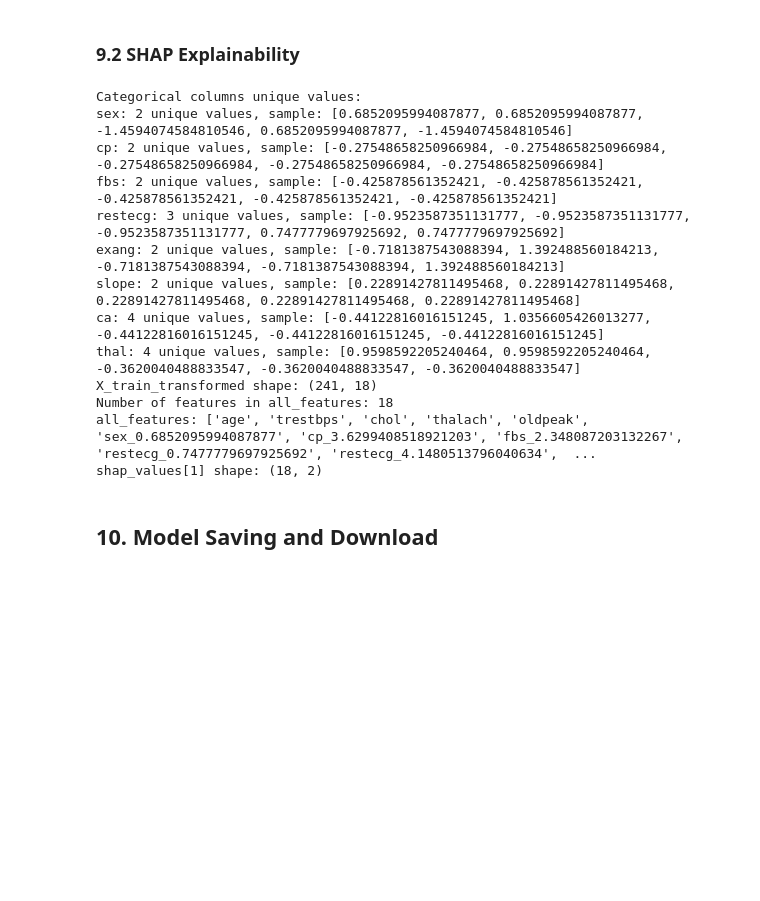
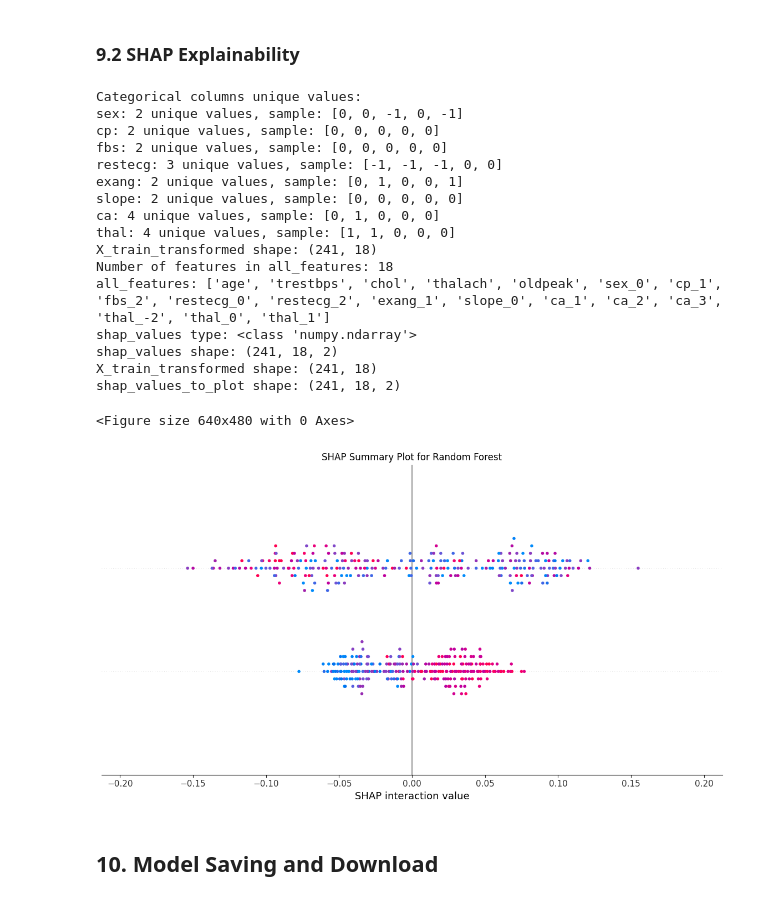
Before and after one commit to Hamed18/CardioCare_AI, a Jupyter notebook: CardioCare_AI.ipynb, the cells around one changed output. Drawn from its saved outputs; the diff is of its cells as text; code cells hidden in the pictures; blank space fills up the shorter version.

Commit message:
Fixed section 9.2 (SHAP Explainability)

```diff
--- a/CardioCare_AI.ipynb
+++ b/CardioCare_AI.ipynb
@@ -502,50 +516,82 @@ dtype: float64
 # %% [markdown]
 ### 9.2 SHAP Explainability
 # %%
-"""### 9.2 SHAP Explainability"""
-
 import shap
 import numpy as np
 import pandas as pd
 import matplotlib.pyplot as plt
 
+# Verify categorical columns
 print("Categorical columns unique values:")
 for col in categorical_cols:
     print(f"{col}: {X_train[col].nunique()} unique values, sample: {X_train[col].head().tolist()}")
 
+# Get Random Forest pipeline
+rf_pipeline = models['Random Forest']
 rf_model = rf_pipeline.named_steps['classifier']
 preprocessor = rf_pipeline.named_steps['preprocessor']
 
+# Re-fit pipeline to ensure correct feature count
 rf_pipeline.fit(X_train, y_train)
 
+# Transform training data
 X_train_transformed = preprocessor.transform(X_train)
 
+# Get feature names
 num_features = numerical_cols
 cat_features = preprocessor.named_transformers_['cat'].get_feature_names_out(categorical_cols)
 all_features = np.concatenate([num_features, cat_features])
 
+# Debug shapes
 print("X_train_transformed shape:", X_train_transformed.shape)
 print("Number of features in all_features:", len(all_features))
 print("all_features:", all_features.tolist())
 
+# Compute SHAP values - fixing the issue
 explainer = shap.TreeExplainer(rf_model)
+# For binary classification with RandomForest, use index 1 for positive class
 shap_values = explainer.shap_values(X_train_transformed)
 
-print("shap_values[1] shape:", shap_values[1].shape)
+# Check if we have a valid output
+print("shap_values type:", type(shap_values))
+if isinstance(shap_values, list):
+    print("shap_values length:", len(shap_values))
+    for i, sv in enumerate(shap_values):
+        print(f"shap_values[{i}] shape:", sv.shape)
+    # Use the positive class (index 1) for binary classification
+    shap_values_to_plot = shap_values[1]
+else:
+    print("shap_values shape:", shap_values.shape)
+    shap_values_to_plot = shap_values
+
+# Verify the shapes match
+print("X_train_transformed shape:", X_train_transformed.shape)
+print("shap_values_to_plot shape:", shap_values_to_plot.shape)
+
+# Generate SHAP summary plot
+shap.summary_plot(shap_values_to_plot, X_train_transformed, feature_names=all_features, show=False)
+plt.title('SHAP Summary Plot for Random Forest')
+plt.tight_layout()
+plt.show()
 # %% [output]
 Categorical columns unique values:
-sex: 2 unique values, sample: [0.6852095994087877, 0.6852095994087877, -1.4594074584810546, 0.6852095994087877, -1.4594074584810546]
-cp: 2 unique values, sample: [-0.27548658250966984, -0.27548658250966984, -0.27548658250966984, -0.27548658250966984, -0.27548658250966984]
-fbs: 2 unique values, sample: [-0.425878561352421, -0.425878561352421, -0.425878561352421, -0.425878561352421, -0.425878561352421]
-restecg: 3 unique values, sample: [-0.9523587351131777, -0.9523587351131777, -0.9523587351131777, 0.7477779697925692, 0.7477779697925692]
-exang: 2 unique values, sample: [-0.7181387543088394, 1.392488560184213, -0.7181387543088394, -0.7181387543088394, 1.392488560184213]
-slope: 2 unique values, sample: [0.22891427811495468, 0.22891427811495468, 0.22891427811495468, 0.22891427811495468, 0.22891427811495468]
-ca: 4 unique values, sample: [-0.44122816016151245, 1.0356605426013277, -0.44122816016151245, -0.44122816016151245, -0.44122816016151245]
-thal: 4 unique values, sample: [0.9598592205240464, 0.9598592205240464, -0.3620040488833547, -0.3620040488833547, -0.3620040488833547]
+sex: 2 unique values, sample: [0, 0, -1, 0, -1]
+cp: 2 unique values, sample: [0, 0, 0, 0, 0]
+fbs: 2 unique values, sample: [0, 0, 0, 0, 0]
+restecg: 3 unique values, sample: [-1, -1, -1, 0, 0]
+exang: 2 unique values, sample: [0, 1, 0, 0, 1]
+slope: 2 unique values, sample: [0, 0, 0, 0, 0]
+ca: 4 unique values, sample: [0, 1, 0, 0, 0]
+thal: 4 unique values, sample: [1, 1, 0, 0, 0]
 X_train_transformed shape: (241, 18)
 Number of features in all_features: 18
-all_features: ['age', 'trestbps', 'chol', 'thalach', 'oldpeak', 'sex_0.6852095994087877', 'cp_3.6299408518921203', 'fbs_2.348087203132267', 'restecg_0.7477779697925692', 'restecg_4.1480513796040634',  ...
-shap_values[1] shape: (18, 2)
+all_features: ['age', 'trestbps', 'chol', 'thalach', 'oldpeak', 'sex_0', 'cp_1', 'fbs_2', 'restecg_0', 'restecg_2', 'exang_1', 'slope_0', 'ca_1', 'ca_2', 'ca_3', 'thal_-2', 'thal_0', 'thal_1']
+shap_values type: <class 'numpy.ndarray'>
+shap_values shape: (241, 18, 2)
+X_train_transformed shape: (241, 18)
+shap_values_to_plot shape: (241, 18, 2)
+<Figure size 640x480 with 0 Axes>
+[figure, added]
 # %% [markdown]
 ## 10. Model Saving and Download
 # %%
```
Also changed, not shown: parts of 6 cells of this notebook.
